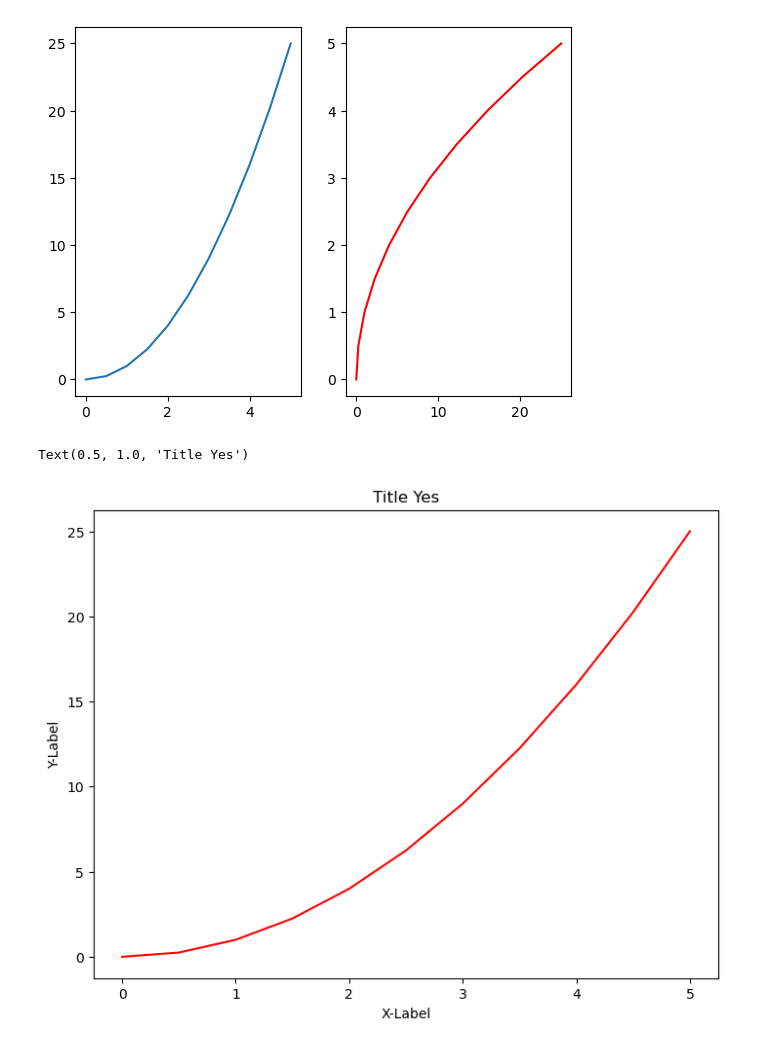
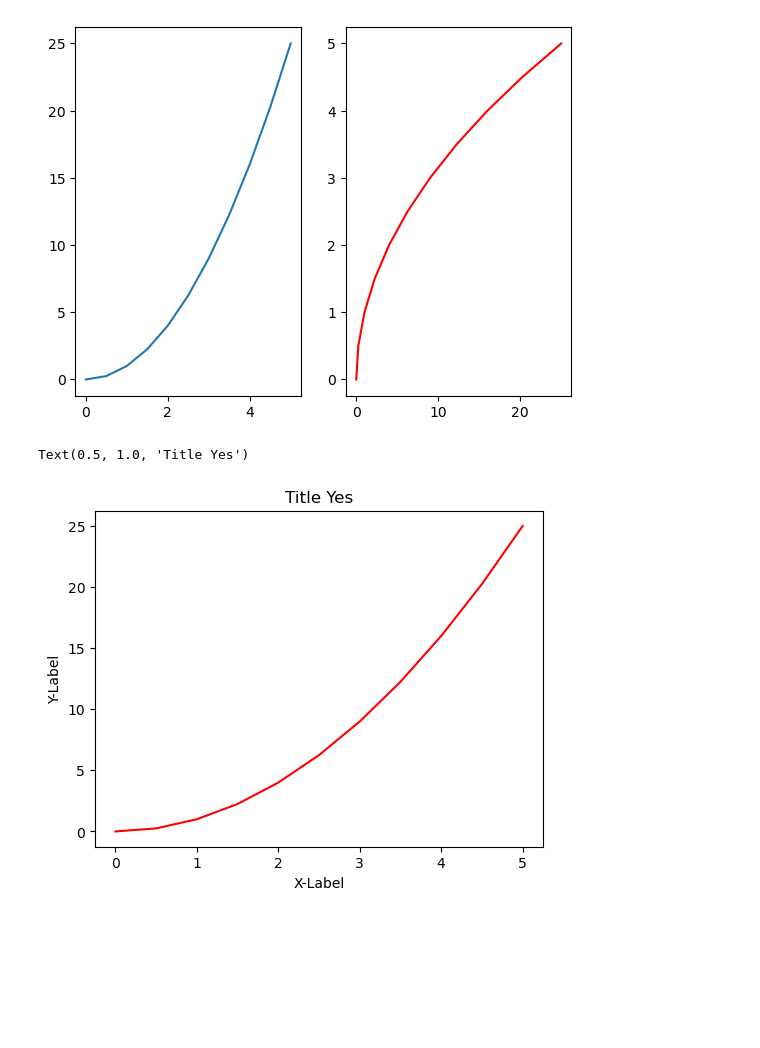
Before and after one commit to Lizaa-sm/python_to_DS, a Jupyter notebook: Python_MatPlot/Introduction_Matplotlib.ipynb, the cells around one changed output. Drawn from its saved outputs; the diff is of its cells as text; code cells hidden in the pictures; blank space fills up the shorter version.

```diff
--- a/Python_MatPlot/Introduction_Matplotlib.ipynb
+++ b/Python_MatPlot/Introduction_Matplotlib.ipynb
@@ -44,16 +44,16 @@ plt.plot(y, x, 'r-')
 # %%
 # object-oriented programming (OOP)
 fig_1 = plt.figure()
 
-axes = fig_1.add_axes([0.5,0.5,1.0,1.0])
+axes = fig_1.add_axes([0.4,0.4,0.7,0.7])
 
 axes.plot(x, y, 'r-')
 axes.set_xlabel('X-Label')
 axes.set_ylabel('Y-Label')
 axes.set_title('Title Yes')
 # %% [output]
 Text(0.5, 1.0, 'Title Yes')
-[figure, old version]
+[figure, new version]
 # %%
 fig_2 = plt.figure()
 
```
Also changed, not shown: parts of 7 cells of this notebook.
